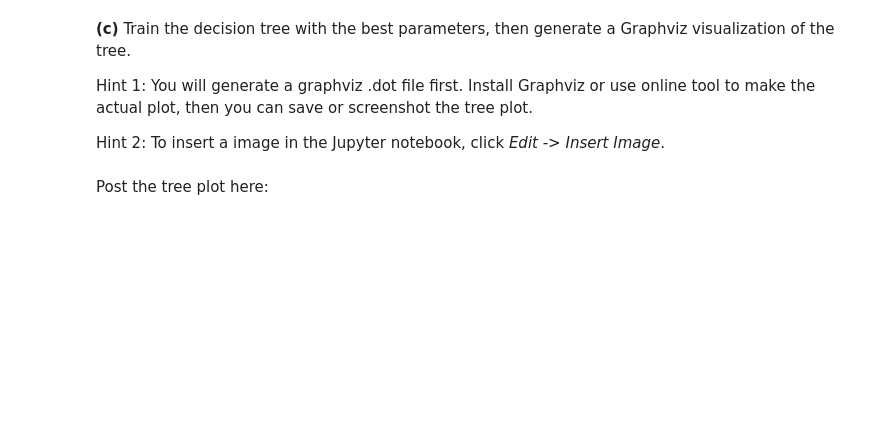
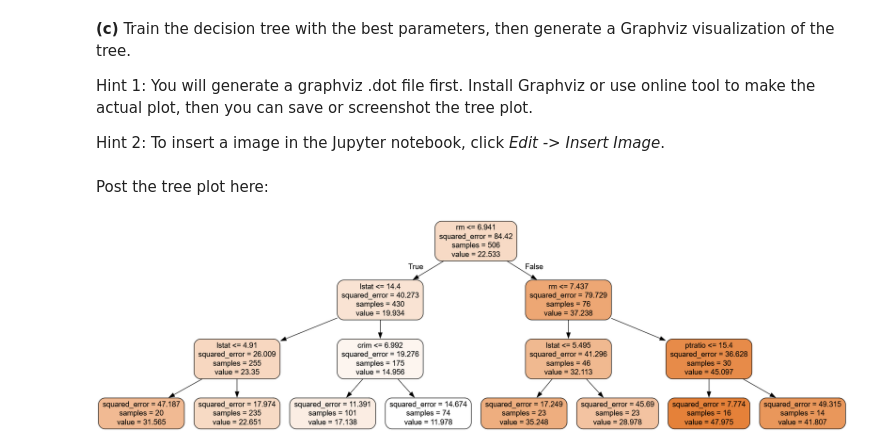
Before and after one commit to must108/sta4724, a Jupyter notebook: homework/hw4/Homework 4_revised.ipynb, the cells around one changed output. Saved outputs shown, nothing was run; the diff lists cells and outputs as text; code cells hidden in the pictures; blank space fills up the shorter version.

```diff
--- a/homework/hw4/Homework 4_revised.ipynb
+++ b/homework/hw4/Homework 4_revised.ipynb
@@ -84,2 +223,8 @@ Hint 2: To insert a image in the Jupyter notebook, click *Edit -> Insert Image*.
 # %% [markdown]
 Post the tree plot here:
+# %%
+from IPython.display import Image, display
+
+display(Image("graphviz.png"))
+# %% [output]
+[figure, added]
```
Also changed, not shown: parts of 7 cells of this notebook, 4 other files.
